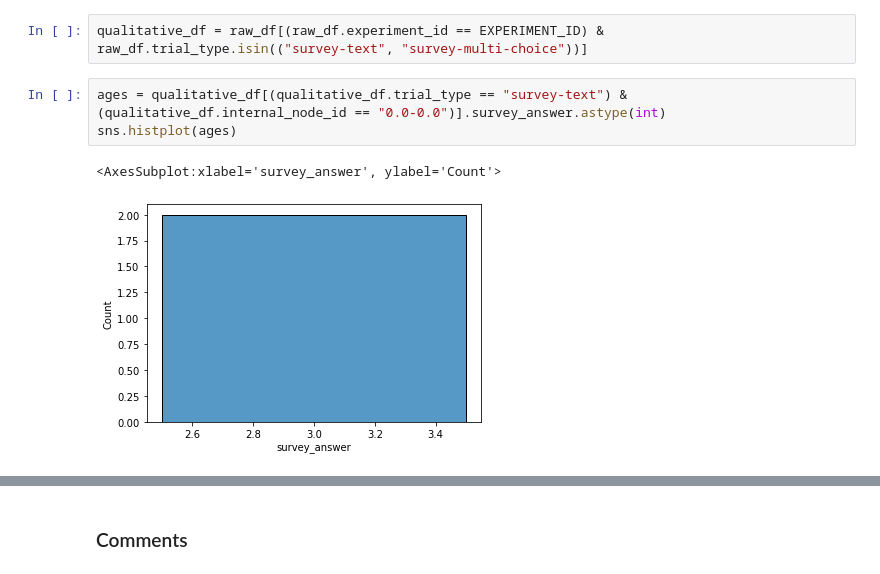
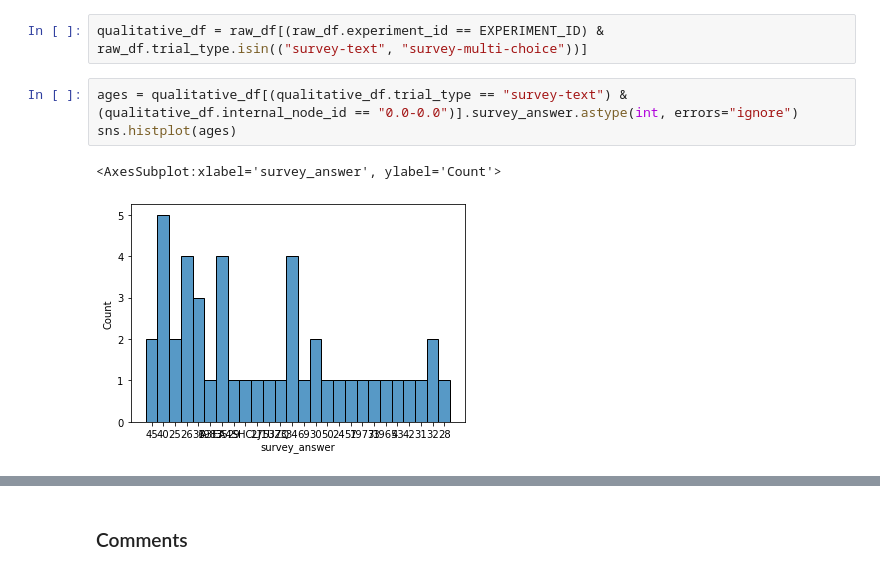
Before and after one commit to hans/explaining, a Jupyter notebook: notebooks/05_comprehension_spray-load-construction-meaning/00 preprocess.ipynb, the cells around one changed output, grey strips where cells are left out. Saved outputs shown, nothing was run; the diff lists cells and outputs as text.

```diff
--- a/notebooks/05_comprehension_spray-load-construction-meaning/00 preprocess.ipynb
+++ b/notebooks/05_comprehension_spray-load-construction-meaning/00 preprocess.ipynb
@@ -85,11 +84,11 @@ N
 # %%
 qualitative_df = raw_df[(raw_df.experiment_id == EXPERIMENT_ID) & raw_df.trial_type.isin(("survey-text", "survey-multi-choice"))]
 # %%
-ages = qualitative_df[(qualitative_df.trial_type == "survey-text") & (qualitative_df.internal_node_id == "0.0-0.0")].survey_answer.astype(int)
+ages = qualitative_df[(qualitative_df.trial_type == "survey-text") & (qualitative_df.internal_node_id == "0.0-0.0")].survey_answer.astype(int, errors="ignore")
 sns.histplot(ages)
 # %% [output]
 <AxesSubplot:xlabel='survey_answer', ylabel='Count'>
-[figure, old version]
+[figure, new version]
 # %%
 education = qualitative_df[(qualitative_df.trial_type == "survey-multi-choice") & (qualitative_df.survey_question_idx == 0)].survey_answer
 education.value_counts()
```
Also changed, not shown: parts of 38 cells of this notebook, 2 other files.
